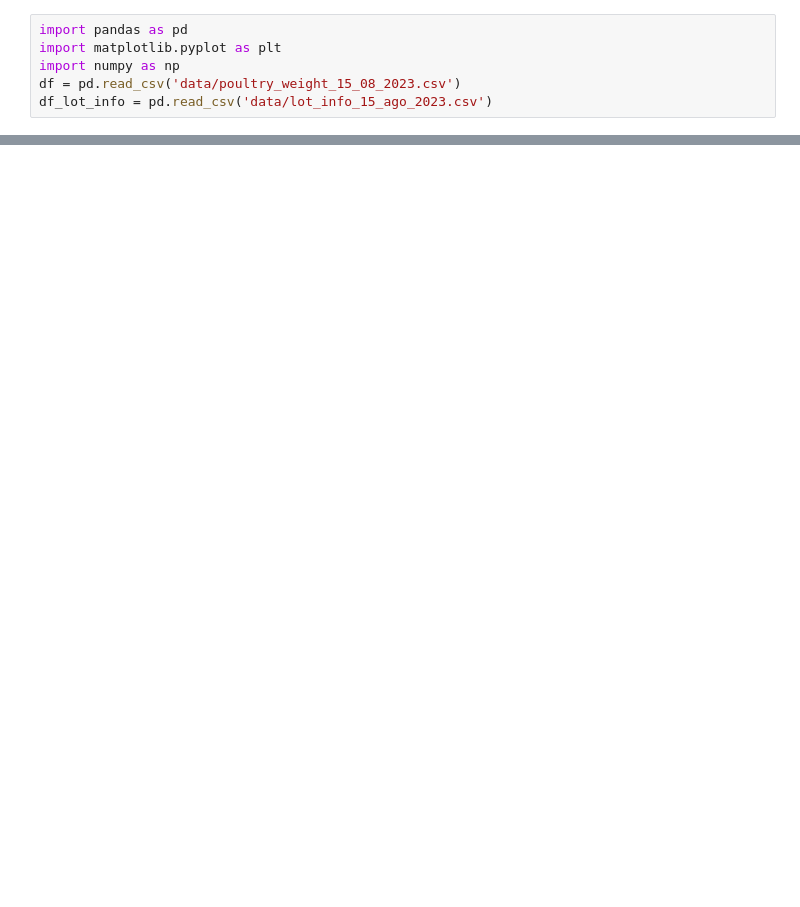
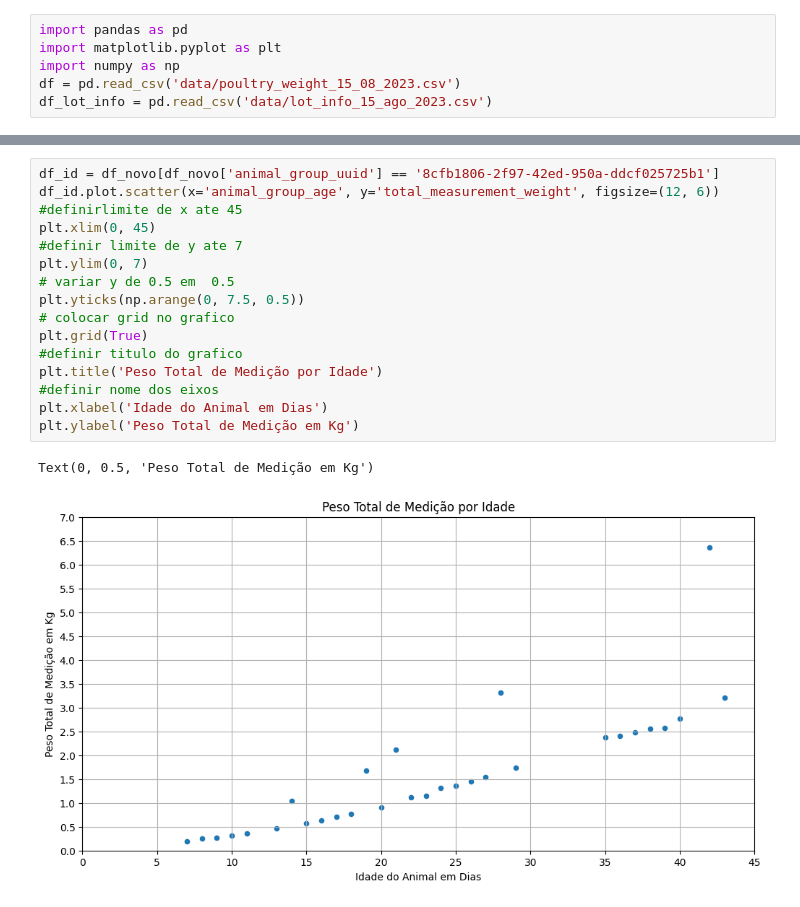
Before and after one commit to EveSantos/tcc, a Jupyter notebook: nova_base.ipynb, the cells around one changed output, grey strips where cells are left out. Cells and saved outputs as stored; diff of their text form; blank space fills up the shorter version.

```diff
--- a/nova_base.ipynb
+++ b/nova_base.ipynb
@@ -143,0 +158,19 @@ Name: count, Length: 3792, dtype: int64
+# %%
+df_id = df_novo[df_novo['animal_group_uuid'] == '8cfb1806-2f97-42ed-950a-ddcf025725b1']
+df_id.plot.scatter(x='animal_group_age', y='total_measurement_weight', figsize=(12, 6))
+#definirlimite de x ate 45
+plt.xlim(0, 45)
+#definir limite de y ate 7
+plt.ylim(0, 7)
+# variar y de 0.5 em  0.5
+plt.yticks(np.arange(0, 7.5, 0.5))
+# colocar grid no grafico
+plt.grid(True)
+#definir titulo do grafico
+plt.title('Peso Total de Medição por Idade')
+#definir nome dos eixos
+plt.xlabel('Idade do Animal em Dias')
+plt.ylabel('Peso Total de Medição em Kg')
+# %% [output]
+Text(0, 0.5, 'Peso Total de Medição em Kg')
+[figure, added]
```
Also changed, not shown: parts of 30 cells of this notebook, 2 other files.
